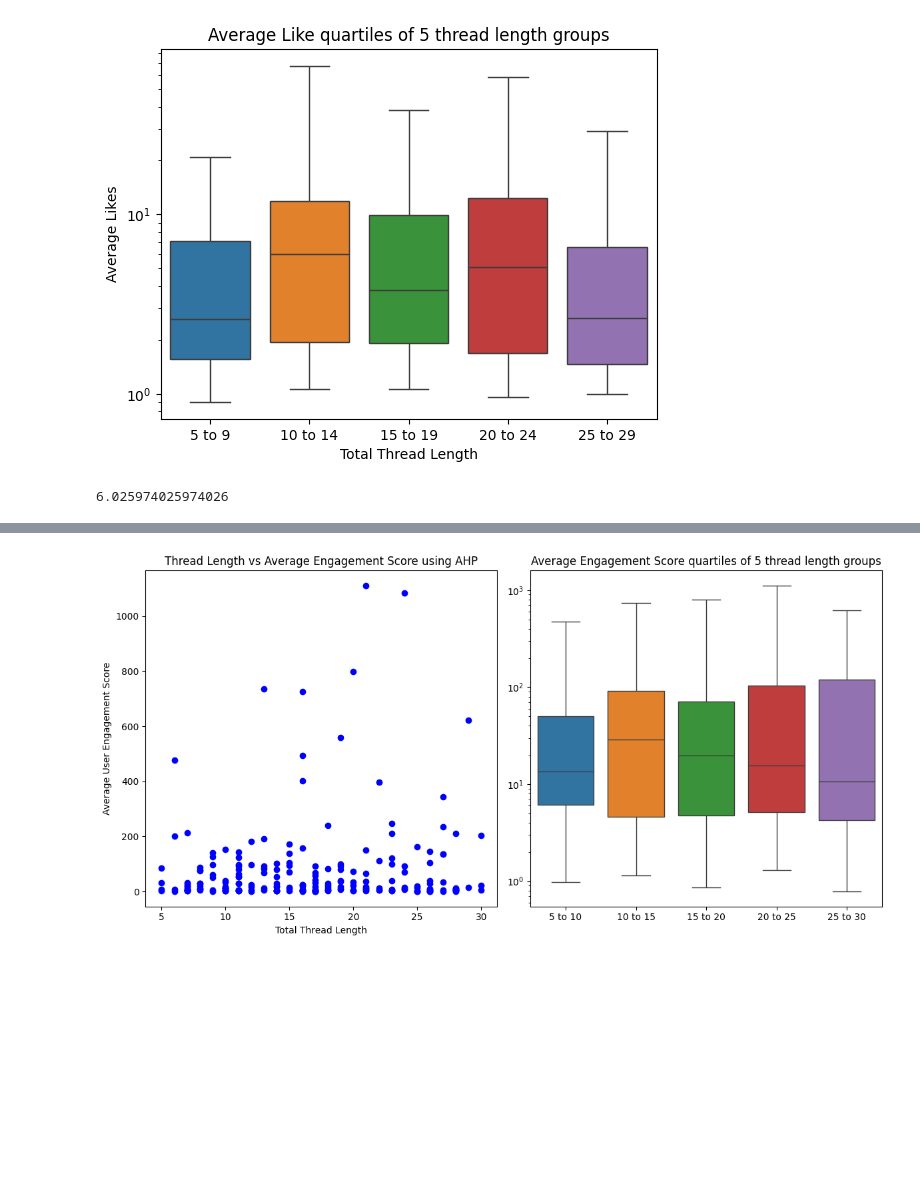
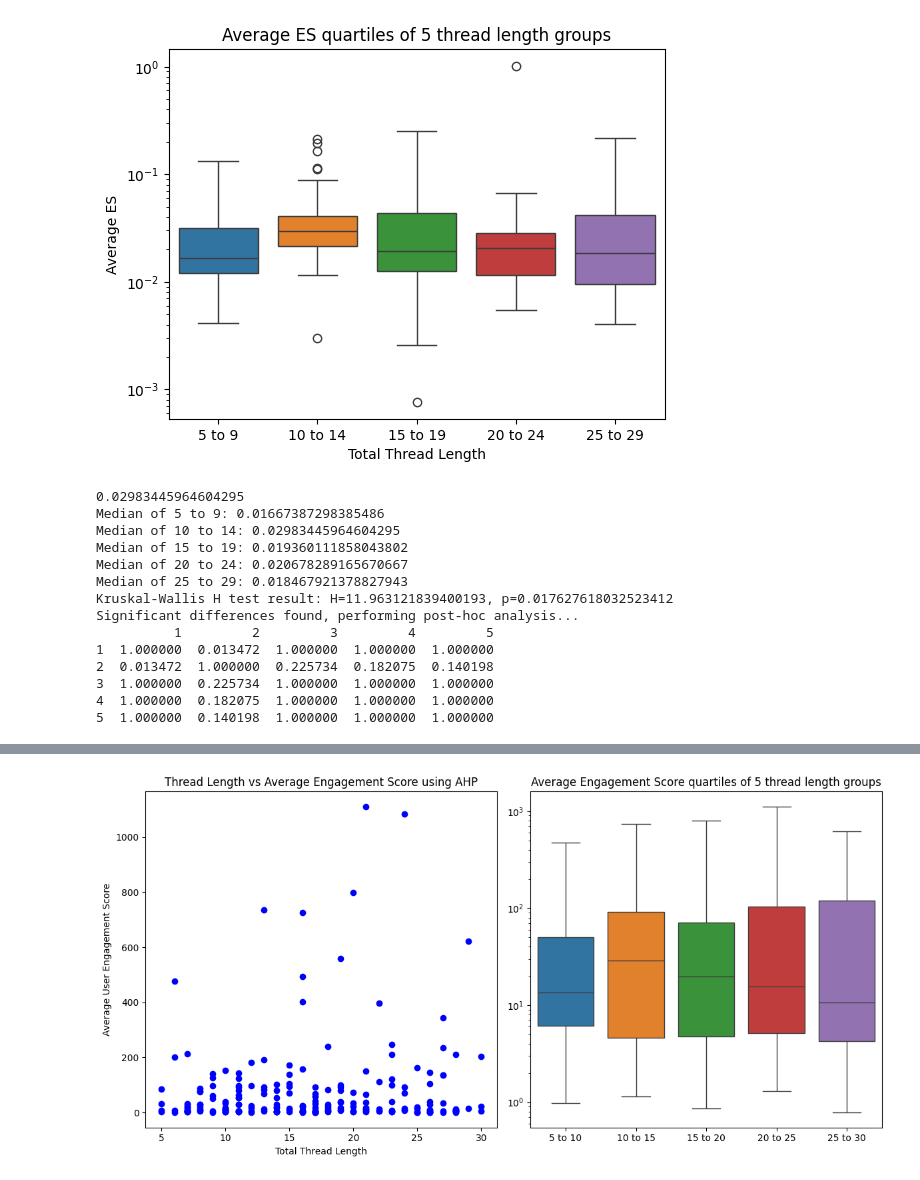
Before and after one commit to upb3y/cs498CSS, a Jupyter notebook: results_thread_length.ipynb, the cells around one changed output, grey strips where cells are left out. Saved outputs shown, nothing was run; the diff lists cells and outputs as text; code cells hidden in the pictures; blank space fills up the shorter version.

Commit message:
statistical tests

```diff
--- a/results_thread_length.ipynb
+++ b/results_thread_length.ipynb
@@ -26,11 +29,12 @@ def get_points(filename, filename_followers, encoding):
     avg_e = []
     for data in df_engage.iterrows():
         thread_length = data[1]["thread_length"]
-        ahp = data[1]["replies"]*1.0/thread_length
-        # ahp = (data[1]["retweets"]*RETWEETS_P + data[1]["likes"]*LIKES_P + data[1]["replies"]*REPLIES_P)*1.0/thread_length
-        # if follower_dic[data[0]] == 0:
-        #     continue
-        # ahp /= follower_dic[data[0]]
+        # ahp = data[1]["retweets"]*1.0/(thread_length)
+        ahp = (data[1]["retweets"]*RETWEETS_P + data[1]["likes"]*LIKES_P + data[1]["replies"]*REPLIES_P)*1.0/thread_length
+        if follower_dic[data[0]] == 0:
+            continue
+        ahp /= (follower_dic[data[0]]**(0.5))
+        # ahp /= np.log(follower_dic[data[0]])
         # print(follower_dic[data[0]], data[0])
         avg_x.append(thread_length)
         avg_e.append(ahp)
@@ -75,25 +220,52 @@ plt.show()
 # %%
-import statistics
-
 data = {
     "5 to 9": avg_e1,
     "10 to 14": avg_e2,
     "15 to 19": avg_e3,
     "20 to 24": avg_e4,
     "25 to 29": avg_e5,
 }
 fig, ax = plt.subplots()
 sns.boxplot(data=list(data.values()), ax=ax, log_scale=10)
 ax.set_xticks([0, 1, 2, 3, 4])
 ax.set_xticklabels(data.keys())
-ax.set_title("Average Like quartiles of 5 thread length groups")
+ax.set_title("Average ES quartiles of 5 thread length groups")
 plt.xlabel("Total Thread Length")
-plt.ylabel("Average Likes")
+plt.ylabel("Average ES")
 plt.show()
 
 medv = statistics.median(avg_e2)
 print(medv)
+
+for name, values in data.items():
+    print(f"Median of {name}: {np.median(values)}")
+
+# Kruskal-Wallis H-test
+h, p = stats.kruskal(*data.values())
+print(f"Kruskal-Wallis H test result: H={h}, p={p}")
+
+# If p < 0.05, proceed with post-hoc analysis
+if p < 0.05:
+    print("Significant differences found, performing post-hoc analysis...")
+    # Post-hoc analysis using Dunn's test with Bonferroni correction
+    ph = sp.posthoc_dunn(list(data.values()), p_adjust='bonferroni')
+    print(ph)
+else:
+    print("No significant differences found.")
 # %% [output]
-[figure, old version]
+[figure, new version]
-6.025974025974026
+0.02983445964604295
+Median of 5 to 9: 0.01667387298385486
+Median of 10 to 14: 0.02983445964604295
+Median of 15 to 19: 0.019360111858043802
+Median of 20 to 24: 0.020678289165670667
+Median of 25 to 29: 0.018467921378827943
+Kruskal-Wallis H test result: H=11.963121839400193, p=0.017627618032523412
+Significant differences found, performing post-hoc analysis...
+          1         2         3         4         5
+1  1.000000  0.013472  1.000000  1.000000  1.000000
+2  0.013472  1.000000  0.225734  0.182075  0.140198
+3  1.000000  0.225734  1.000000  1.000000  1.000000
+4  1.000000  0.182075  1.000000  1.000000  1.000000
+5  1.000000  0.140198  1.000000  1.000000  1.000000
 # %%
```
Also changed, not shown: parts of 6 cells of this notebook.
